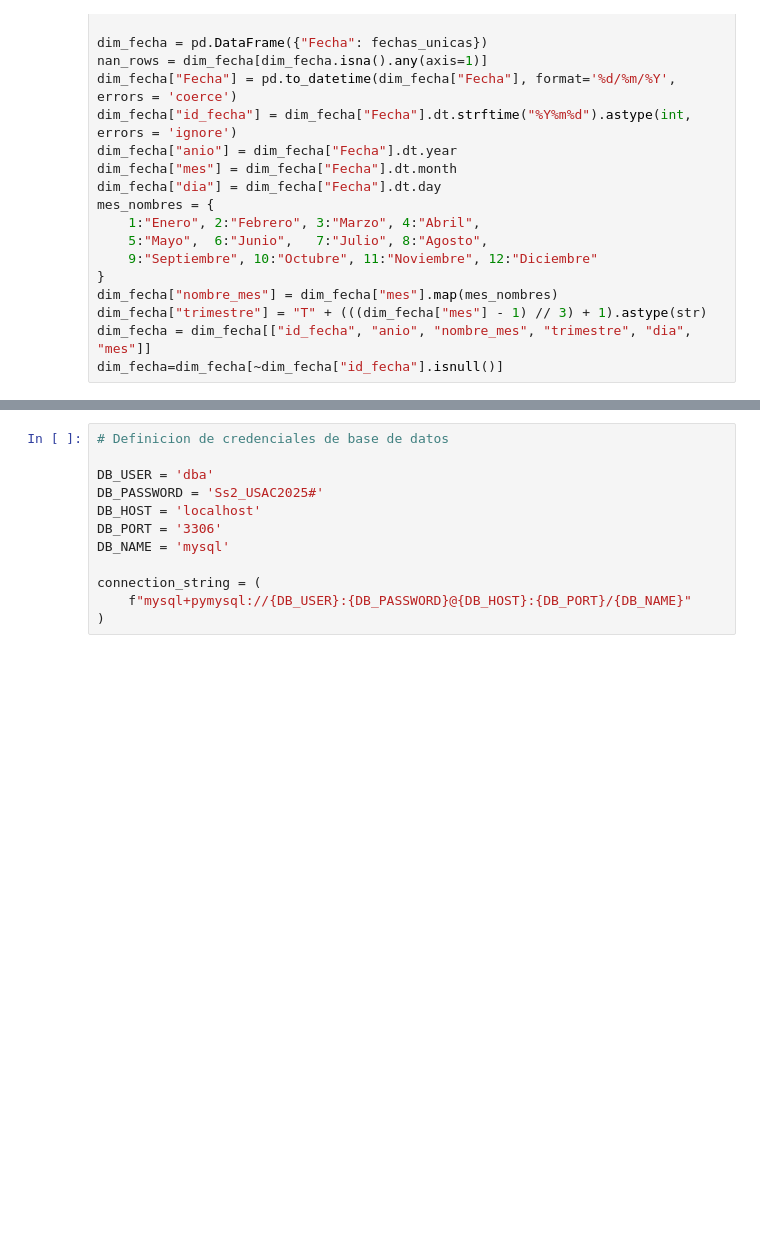
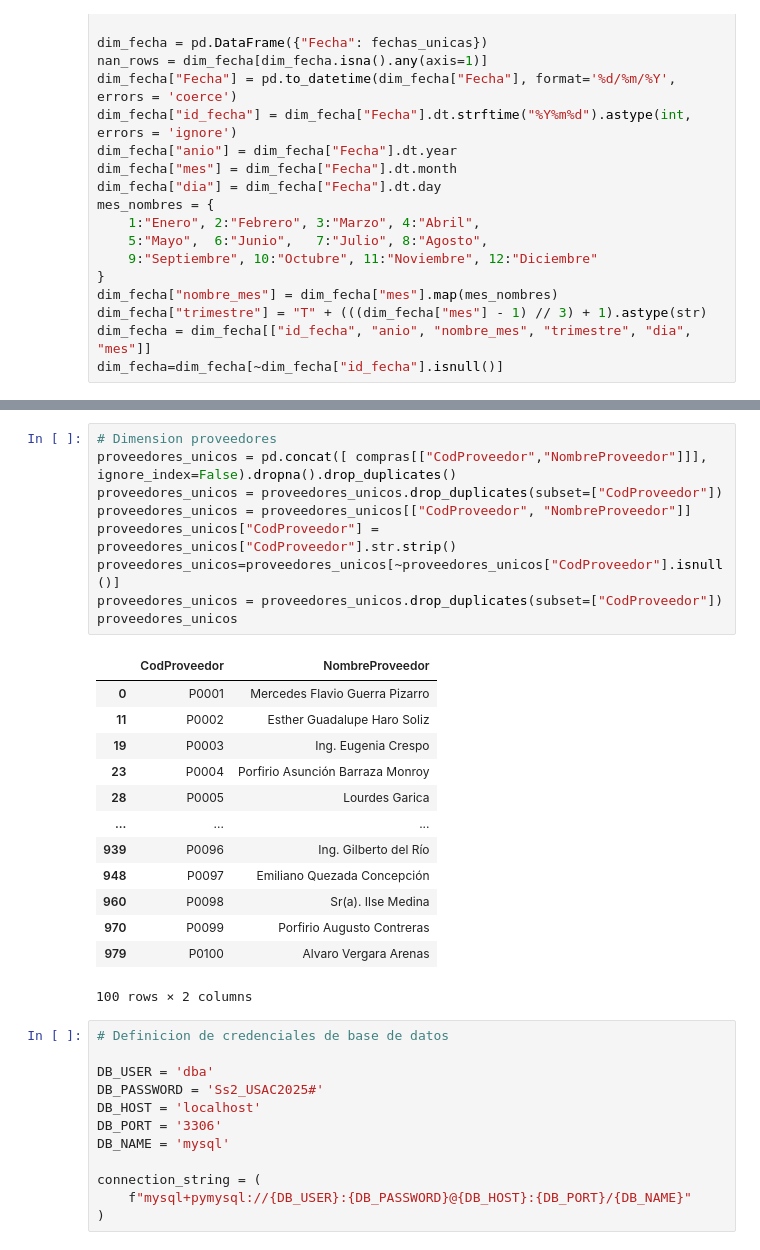
Before and after one commit to samuelusac/SS2_S22025_201114118, a Jupyter notebook: Practica_1/ETL.ipynb, the cells around one changed output, grey strips where cells are left out. Saved outputs shown, nothing was run; the diff lists cells and outputs as text; blank space fills up the shorter version.

```diff
--- a/Practica_1/ETL.ipynb
+++ b/Practica_1/ETL.ipynb
@@ -70,3 +110,26 @@ dim_fecha=dim_fecha[~dim_fecha["id_fecha"].isnull()]
+# %%
+# Dimension proveedores
+proveedores_unicos = pd.concat([ compras[["CodProveedor","NombreProveedor"]]], ignore_index=False).dropna().drop_duplicates()
+proveedores_unicos = proveedores_unicos.drop_duplicates(subset=["CodProveedor"])
+proveedores_unicos = proveedores_unicos[["CodProveedor", "NombreProveedor"]]
+proveedores_unicos["CodProveedor"] = proveedores_unicos["CodProveedor"].str.strip()
+proveedores_unicos=proveedores_unicos[~proveedores_unicos["CodProveedor"].isnull()]
+proveedores_unicos = proveedores_unicos.drop_duplicates(subset=["CodProveedor"])
+proveedores_unicos
+# %% [output]
+|  | CodProveedor | NombreProveedor |
+| 0 | P0001 | Mercedes Flavio Guerra Pizarro |
+| 11 | P0002 | Esther Guadalupe Haro Soliz |
+| 19 | P0003 | Ing. Eugenia Crespo |
+| 23 | P0004 | Porfirio Asunción Barraza Monroy |
+| 28 | P0005 | Lourdes Garica |
+| ... | ... | ... |
+| 939 | P0096 | Ing. Gilberto del Río |
+| 948 | P0097 | Emiliano Quezada Concepción |
+| 960 | P0098 | Sr(a). Ilse Medina |
+| 970 | P0099 | Porfirio Augusto Contreras |
+| 979 | P0100 | Alvaro Vergara Arenas |
+100 rows × 2 columns
 # %%
 # Definicion de credenciales de base de datos
 
```
Also changed, not shown: parts of 5 cells of this notebook.
